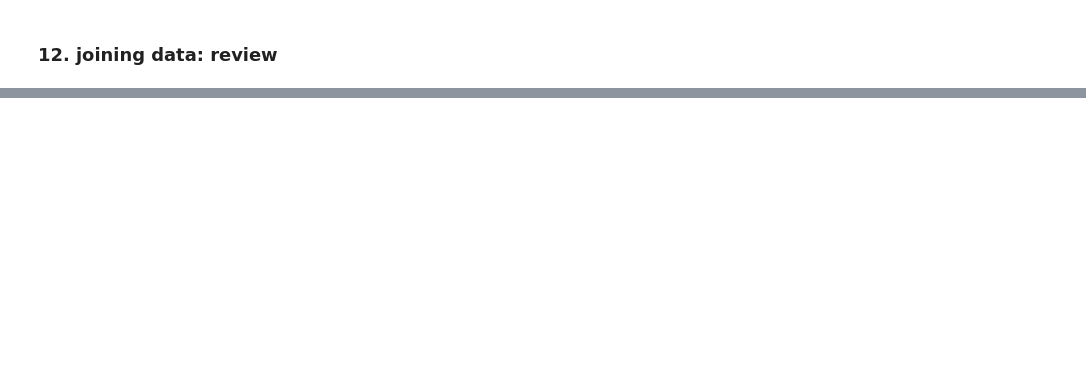
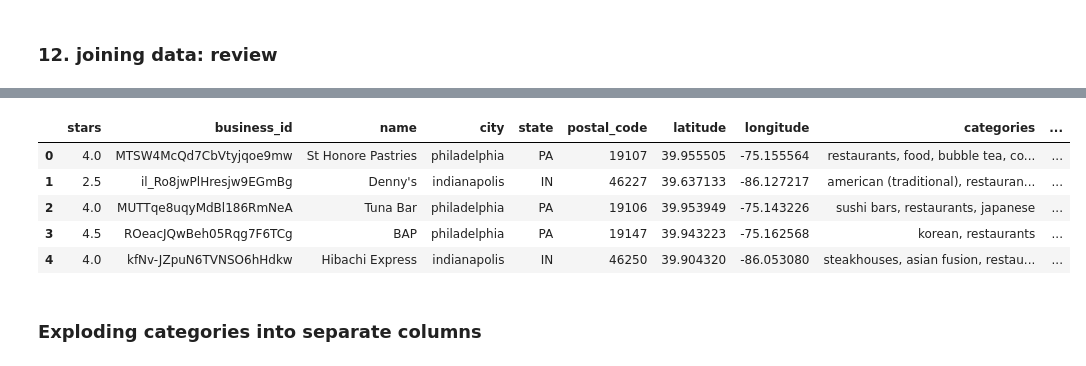
Before and after one commit to qiaojunch/cs6140-yelp-proj, a Jupyter notebook: yelp_proj.ipynb, the cells around one changed output, grey strips where cells are left out. Drawn from its saved outputs; the diff is of its cells as text; code cells hidden in the pictures; blank space fills up the shorter version.

```diff
--- a/yelp_proj.ipynb
+++ b/yelp_proj.ipynb
@@ -544,0 +777,2 @@ user.head()
+# %%
+data = pd.read_csv('business_cleaned.csv')
@@ -544,0 +824,23 @@ user.head()
+# %%
+cuisines = ['mexican', 'american', 'italian', 'indian',
+            'chinese', 'mediterranean', 'pizza', 'bar']
+# %%
+def get_cuisine(x):
+    for cuisine in cuisines:
+        if cuisine in x:
+            return cuisine
+    else:
+        return 'other'
+# %%
+data['cuisine'] = data.categories.apply(lambda x: get_cuisine(x))
+# %%
+data.head()
+# %% [output]
+|  | stars | business_id | name | city | state | postal_code | latitude | longitude | categories | ... |
+| 0 | 4.0 | MTSW4McQd7CbVtyjqoe9mw | St Honore Pastries | philadelphia | PA | 19107 | 39.955505 | -75.155564 | restaurants, food, bubble tea, co... | ... |
+| 1 | 2.5 | il_Ro8jwPlHresjw9EGmBg | Denny's | indianapolis | IN | 46227 | 39.637133 | -86.127217 | american (traditional), restauran... | ... |
+| 2 | 4.0 | MUTTqe8uqyMdBl186RmNeA | Tuna Bar | philadelphia | PA | 19106 | 39.953949 | -75.143226 | sushi bars, restaurants, japanese | ... |
+| 3 | 4.5 | ROeacJQwBeh05Rqg7F6TCg | BAP | philadelphia | PA | 19147 | 39.943223 | -75.162568 | korean, restaurants | ... |
+| 4 | 4.0 | kfNv-JZpuN6TVNSO6hHdkw | Hibachi Express | indianapolis | IN | 46250 | 39.904320 | -86.053080 | steakhouses, asian fusion, restau... | ... |
+# %% [markdown]
+### Exploding categories into separate columns
```
Also changed, not shown: parts of 129 cells of this notebook.
